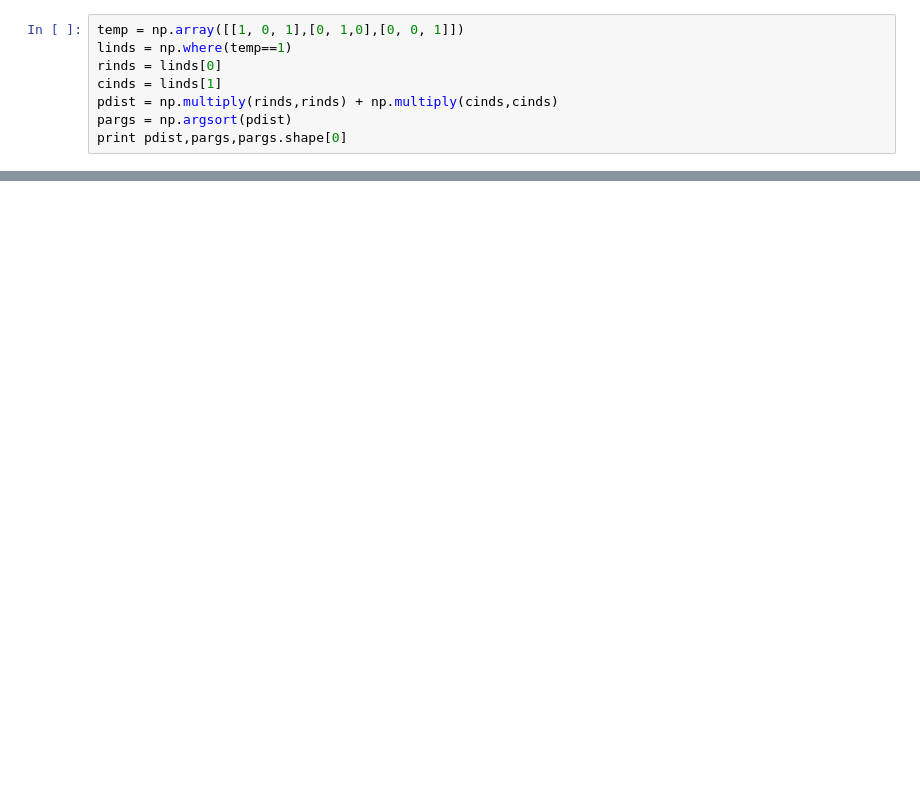
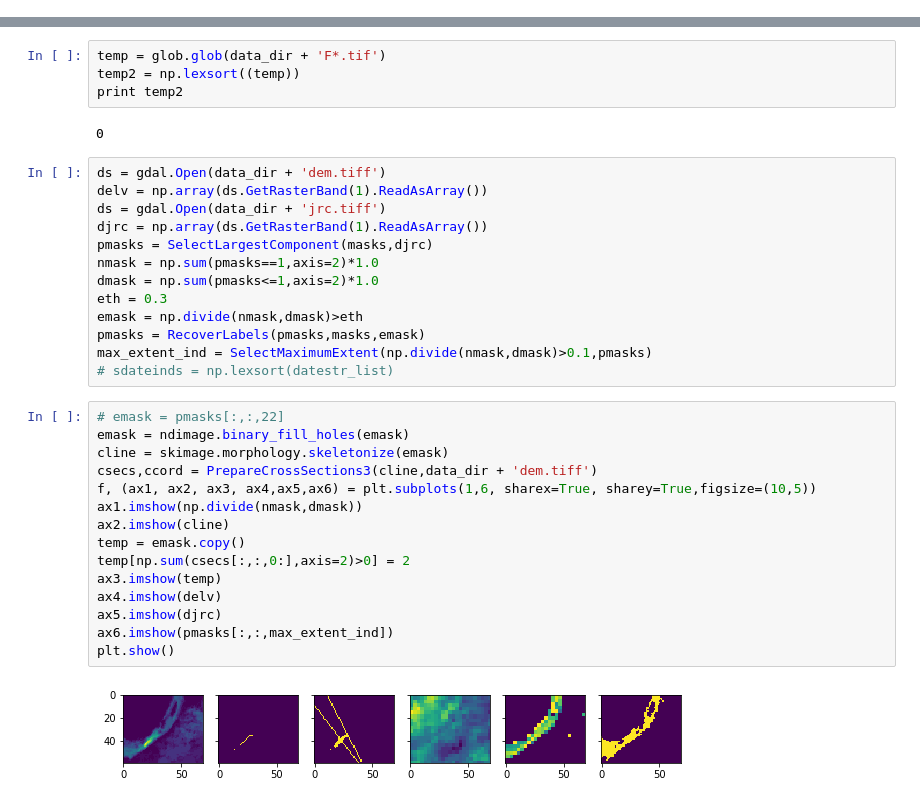
Before and after one commit to ankushkhandelwal/river-depth-estimation, a Jupyter notebook: scripts/RiverWidthSnippets.ipynb, the cells around one changed output, grey strips where cells are left out. Drawn from its saved outputs; the diff is of its cells as text; blank space fills up the shorter version.

```diff
--- a/scripts/RiverWidthSnippets.ipynb
+++ b/scripts/RiverWidthSnippets.ipynb
@@ -141,8 +0,0 @@ for i in range(10,row1,20):
-# %%
-temp = np.array([[1, 0, 1],[0, 1,0],[0, 0, 1]])
-linds = np.where(temp==1)
-rinds = linds[0]
-cinds = linds[1]
-pdist = np.multiply(rinds,rinds) + np.multiply(cinds,cinds)
-pargs = np.argsort(pdist)
-print pdist,pargs,pargs.shape[0]
@@ -391,0 +463,36 @@ array([[27.68206606,  8.90455807],
+# %%
+temp = glob.glob(data_dir + 'F*.tif')
+temp2 = np.lexsort((temp))
+print temp2
+# %% [output]
+0
+# %%
+ds = gdal.Open(data_dir + 'dem.tiff')
+delv = np.array(ds.GetRasterBand(1).ReadAsArray())
+ds = gdal.Open(data_dir + 'jrc.tiff')
+djrc = np.array(ds.GetRasterBand(1).ReadAsArray())
+pmasks = SelectLargestComponent(masks,djrc)
+nmask = np.sum(pmasks==1,axis=2)*1.0
+dmask = np.sum(pmasks<=1,axis=2)*1.0
+eth = 0.3
+emask = np.divide(nmask,dmask)>eth
+pmasks = RecoverLabels(pmasks,masks,emask)
+max_extent_ind = SelectMaximumExtent(np.divide(nmask,dmask)>0.1,pmasks)
+# sdateinds = np.lexsort(datestr_list)
+# %%
+# emask = pmasks[:,:,22]
+emask = ndimage.binary_fill_holes(emask)
+cline = skimage.morphology.skeletonize(emask)
+csecs,ccord = PrepareCrossSections3(cline,data_dir + 'dem.tiff')
+f, (ax1, ax2, ax3, ax4,ax5,ax6) = plt.subplots(1,6, sharex=True, sharey=True,figsize=(10,5))
+ax1.imshow(np.divide(nmask,dmask))
+ax2.imshow(cline)
+temp = emask.copy()
+temp[np.sum(csecs[:,:,0:],axis=2)>0] = 2
+ax3.imshow(temp)
+ax4.imshow(delv)
+ax5.imshow(djrc)
+ax6.imshow(pmasks[:,:,max_extent_ind])
+plt.show()
+# %% [output]
+[figure, added]
```
Also changed, not shown: parts of 16 cells of this notebook, 12 other files.
